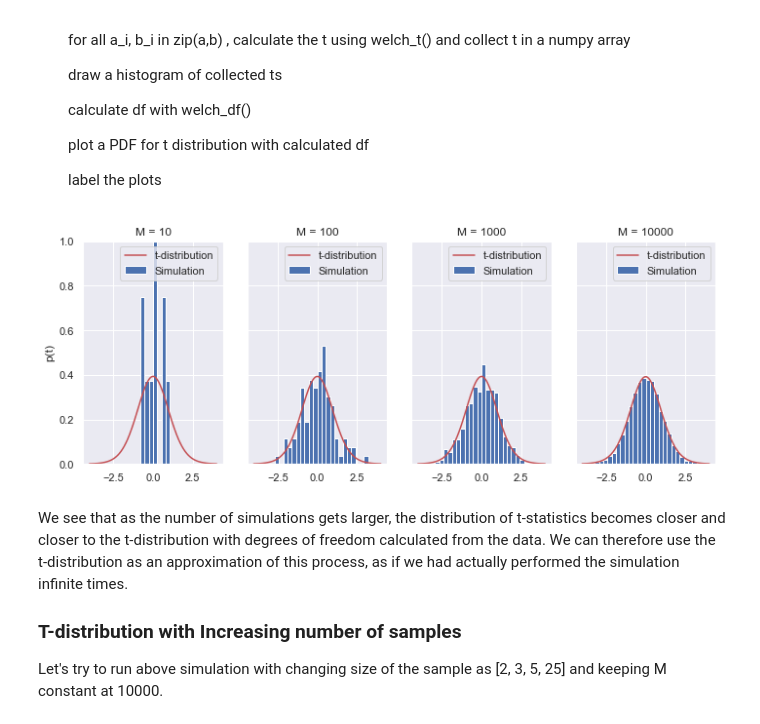
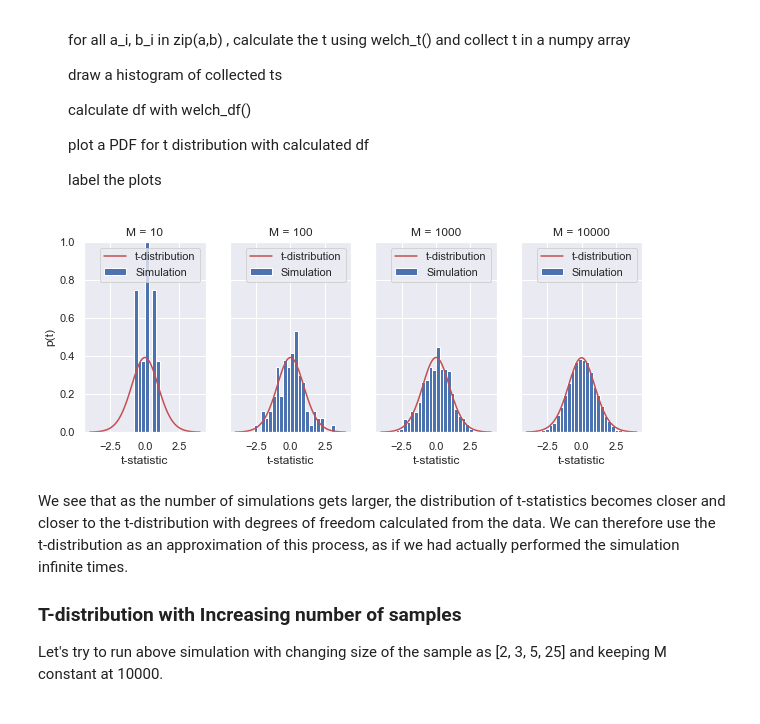
Before and after one commit to MissAle17/dsc-2-20-14-effect-size-p-values-and-power-lab-online-ds-sp-000, a Jupyter notebook: index.ipynb, the cells around one changed output. Drawn from its saved outputs; the diff is of its cells as text; code cells hidden in the pictures.

```diff
--- a/index.ipynb
+++ b/index.ipynb
@@ -59,8 +59,3 @@ b = np.random.randn(10)+2
 Plot overlapping histograms for both samples for visual inspection.
 # %%
 # Plot overlapping histograms for a and b
-# %%
-sns.set(color_codes=True)
-sns.set(rc={'figure.figsize':(12,10)})
-sns.distplot(a, hist=True, rug=True)
-sns.distplot(b, hist=True, rug=True)
@@ -89,12 +87,14 @@ def welch_t(a, b):
 
     """ Calculate Welch's t statistic for two samples. """
 
-    numer = a.mean()-b.mean()
-    denom = np.sqrt(a.var(ddof=1)/a.size + b.var(ddof=1)/b.size)
+    numerator = a.mean() - b.mean()
 
-    t = numer/denom
+    # “ddof = Delta Degrees of Freedom”: the divisor used in the calculation is N - ddof,
+    #  where N represents the number of elements. By default ddof is zero.
 
-    return t
+    denominator = np.sqrt(a.var(ddof=1)/a.size + b.var(ddof=1)/b.size)
+
+    return numerator/denominator
 
 welch_t(a,b)
 # 0.41037468596041143
@@ -114,16 +114,17 @@ Let's write a second function to calculate degree of freedom for above samples:
 def welch_df(a, b):
 
     """ Calculate the effective degrees of freedom for two samples. """
+
     s1 = a.var(ddof=1)
     s2 = b.var(ddof=1)
     n1 = a.size
     n2 = b.size
 
-    numer = ((s1/n1)+(s2/n2))**2
-    denom = (s1/n1)**2/(n1-1)+(s2/n2)**2/(n2-1)
+    numerator = (s1/n1 + s2/n2)**2
+    denominator = (s1/ n1)**2/(n1 - 1) + (s2/ n2)**2/(n2 - 1)
 
-    df = numer/denom
-    return df
+    return numerator/denominator
+
 welch_df(a, b)
 # 17.86731104513857
 # %% [output]
@@ -156,32 +157,34 @@ Let's plot the distribution of t for increasing number of simulations to give us
 # %%
 np.random.seed(10)
 
 N = 10 # Sample size
 mu, sig = 2, 1.5
-fig, axes = plt.subplots(figsize=(10,4), ncols=4, sharey=True)
+fig, axes = plt.subplots(figsize=(10,3.5), ncols=4, sharey=True)
 for ax, M in zip(axes, [10, 100, 1000, 10000]):
 
     # Generate samples as arrays of shape M*N
-    a = np.random.randn(M,N)*sig+mu
-    b = np.random.randn(M,N)*sig + mu
+    a = np.random.randn(M, N)*sig + mu
+    b = np.random.randn(M, N)*sig + mu
+
     # Calculate a set of Welch t values from samples and plot a histogram
-    t_stats = np.array([welch_t(a_i, b_i) for a_i, b_i in zip(a, b)])
-    ax.hist(t_stats, range=(-4,4), bins=30, normed=True, label='Simulation')
-
+    ts = np.array([welch_t(a_i, b_i) for a_i, b_i in zip(a, b)])
+    ax.hist(ts, range=(-4,4), bins=30, normed=True, label='Simulation')
 
     # Calculate Welch df for plotting t distribution
     df = welch_df(a[0,:], b[0,:])
     x = np.linspace(-4, 4, 100)
     ax.plot(x, stats.t.pdf(x, df), color='r', label='t-distribution')
 
     # Label the plot and axes
     ax.set_title("M = {}".format(M))
-    ax.set_ylim(0,1)
-    ax.set_x_ = ax.legend()
+    ax.set_ylim(0, 1)
+    ax.set_xlabel("t-statistic")
+    _ = ax.legend()
     axes[0].set_ylabel("p(t)")
-fig.tight_layout()
+
+#fig.tight_layout()
 # %% [output]
-[figure, old version]
+[figure, new version]
 # %% [markdown]
 We see that as the number of simulations gets larger, the distribution of t-statistics becomes closer and closer to the t-distribution with degrees of freedom calculated from the data. We can therefore use the t-distribution as an approximation of this process, as if we had actually performed the simulation infinite times.
 
```
Also changed, not shown: parts of 13 cells of this notebook.
